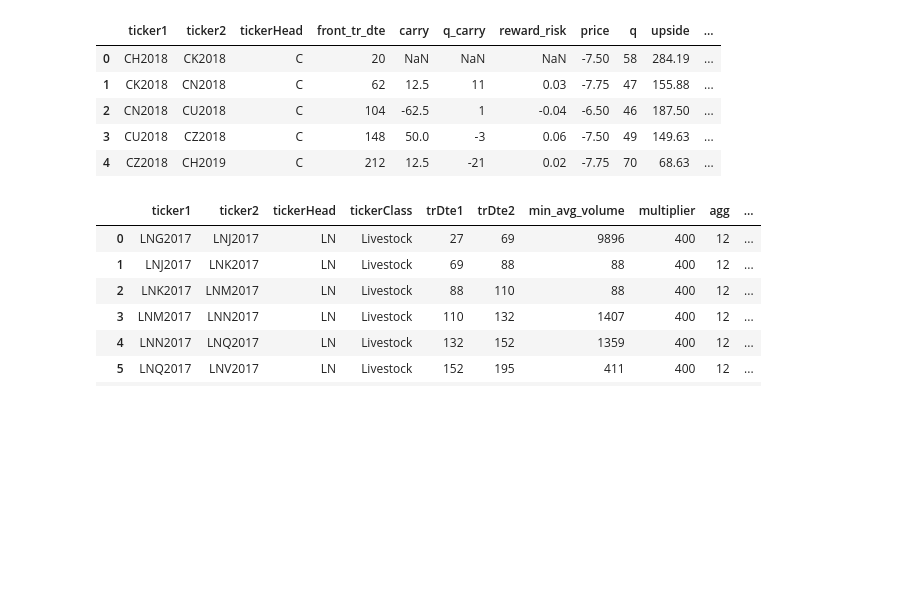
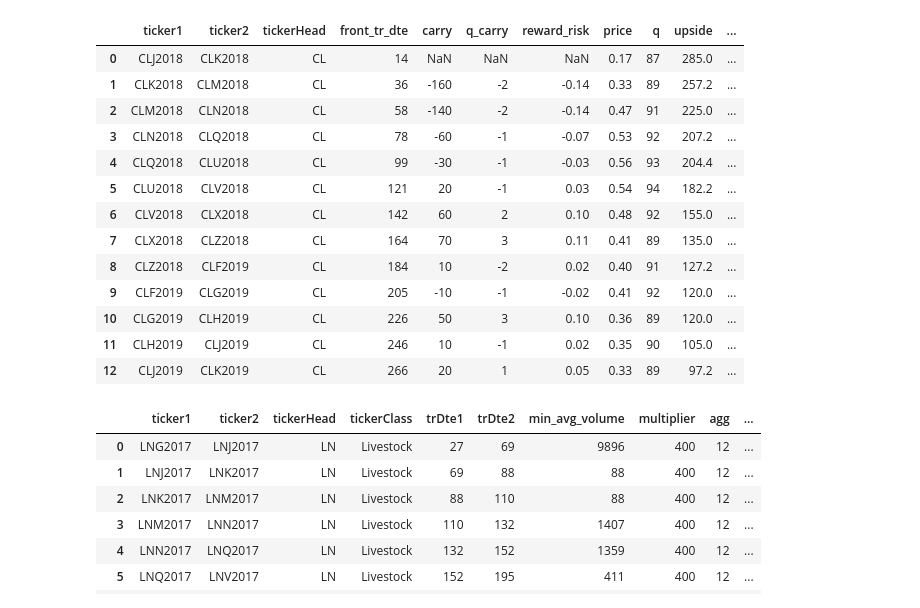
Before and after one commit to d0p34m1n3/repo_barbarossa, a Jupyter notebook: PycharmProjects/quandl/Untitled.ipynb, the cells around one changed output. Drawn from its saved outputs; the diff is of its cells as text; code cells hidden in the pictures; blank space fills up the shorter version.

```diff
--- a/PycharmProjects/quandl/Untitled.ipynb
+++ b/PycharmProjects/quandl/Untitled.ipynb
@@ -1,26 +3,34 @@
 # %%
 import opportunity_constructs.spread_carry as sc
 
 #Carry Spread Bet Size: 3901
-spread_carry_output = sc.generate_spread_carry_sheet_4date(report_date=20180213)
+spread_carry_output = sc.generate_spread_carry_sheet_4date(report_date=20180228)
 spread_report = spread_carry_output['spread_report']
 ticker_head_list = list(spread_report['tickerHead'].unique())
 # Compare BO and S sizing
 
 
 spread_report = spread_report[spread_report['tickerHead']==ticker_head_list[19]]
 spread_report = spread_report[['ticker1','ticker2','tickerHead','front_tr_dte','carry','q_carry','reward_risk','price','q','upside','downside']]
 spread_report
 #spread_report[spread_report['tickerHead']=='LN']
 
 # HO ZF might be a buy after the butterfly
 # %% [output]
 |  | ticker1 | ticker2 | tickerHead | front_tr_dte | carry | q_carry | reward_risk | price | q | upside | ... |
-| 0 | CH2018 | CK2018 | C | 20 | NaN | NaN | NaN | -7.50 | 58 | 284.19 | ... |
-| 1 | CK2018 | CN2018 | C | 62 | 12.5 | 11 | 0.03 | -7.75 | 47 | 155.88 | ... |
-| 2 | CN2018 | CU2018 | C | 104 | -62.5 | 1 | -0.04 | -6.50 | 46 | 187.50 | ... |
-| 3 | CU2018 | CZ2018 | C | 148 | 50.0 | -3 | 0.06 | -7.50 | 49 | 149.63 | ... |
-| 4 | CZ2018 | CH2019 | C | 212 | 12.5 | -21 | 0.02 | -7.75 | 70 | 68.63 | ... |
+| 0 | CLJ2018 | CLK2018 | CL | 14 | NaN | NaN | NaN | 0.17 | 87 | 285.0 | ... |
+| 1 | CLK2018 | CLM2018 | CL | 36 | -160 | -2 | -0.14 | 0.33 | 89 | 257.2 | ... |
+| 2 | CLM2018 | CLN2018 | CL | 58 | -140 | -2 | -0.14 | 0.47 | 91 | 225.0 | ... |
+| 3 | CLN2018 | CLQ2018 | CL | 78 | -60 | -1 | -0.07 | 0.53 | 92 | 207.2 | ... |
+| 4 | CLQ2018 | CLU2018 | CL | 99 | -30 | -1 | -0.03 | 0.56 | 93 | 204.4 | ... |
+| 5 | CLU2018 | CLV2018 | CL | 121 | 20 | -1 | 0.03 | 0.54 | 94 | 182.2 | ... |
+| 6 | CLV2018 | CLX2018 | CL | 142 | 60 | 2 | 0.10 | 0.48 | 92 | 155.0 | ... |
+| 7 | CLX2018 | CLZ2018 | CL | 164 | 70 | 3 | 0.11 | 0.41 | 89 | 135.0 | ... |
+| 8 | CLZ2018 | CLF2019 | CL | 184 | 10 | -2 | 0.02 | 0.40 | 91 | 127.2 | ... |
+| 9 | CLF2019 | CLG2019 | CL | 205 | -10 | -1 | -0.02 | 0.41 | 92 | 120.0 | ... |
+| 10 | CLG2019 | CLH2019 | CL | 226 | 50 | 3 | 0.10 | 0.36 | 89 | 120.0 | ... |
+| 11 | CLH2019 | CLJ2019 | CL | 246 | 10 | -1 | 0.02 | 0.35 | 90 | 105.0 | ... |
+| 12 | CLJ2019 | CLK2019 | CL | 266 | 20 | 1 | 0.05 | 0.33 | 89 | 97.2 | ... |
 # %%
 import opportunity_constructs.overnight_calendar_spreads as ocs
 wuhu = ocs.get_overnight_spreads_4date(date_to=20170105)
```
Also changed, not shown: parts of 1 cell of this notebook, 8 other files.
